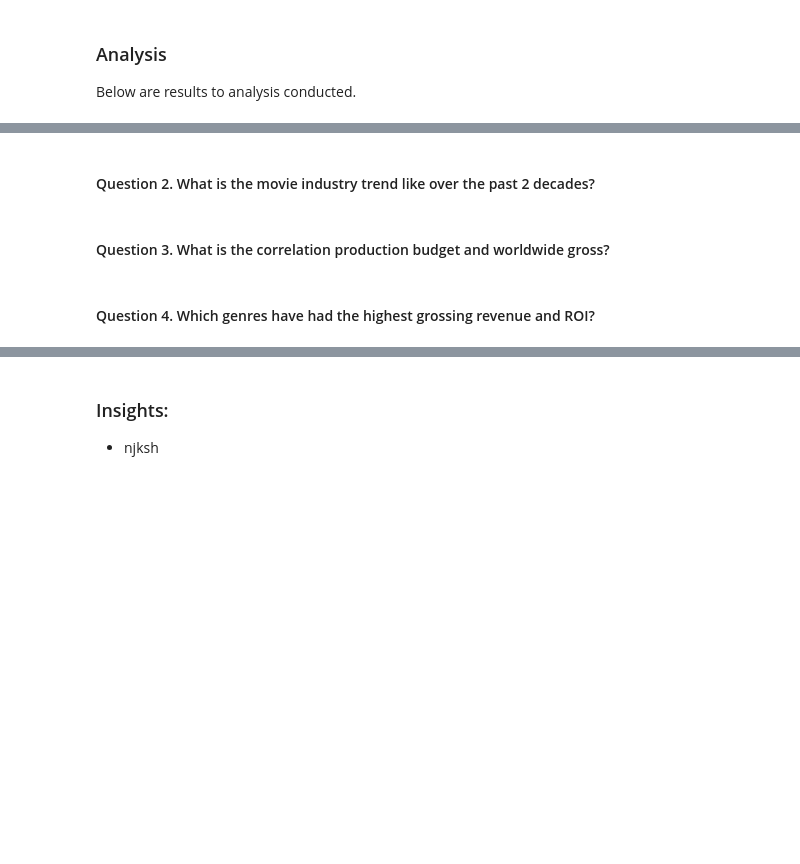
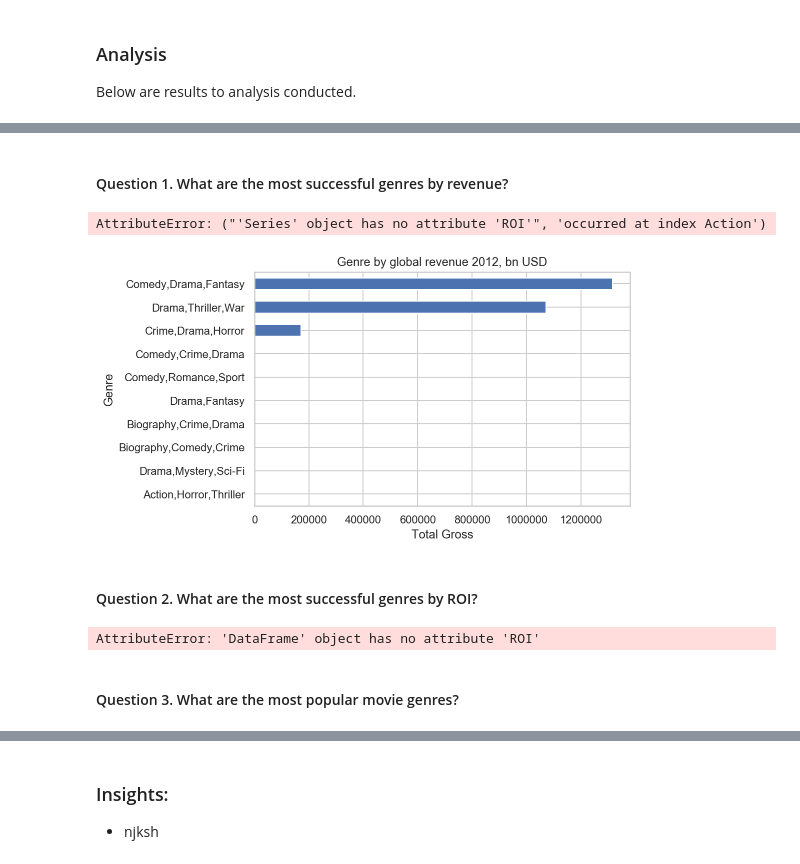
Before and after one commit to Reginald13/FirstProject, a Jupyter notebook: Presentation notebook.ipynb, the cells around one changed output, grey strips where cells are left out. Drawn from its saved outputs; the diff is of its cells as text; code cells hidden in the pictures; blank space fills up the shorter version.

```diff
--- a/Presentation notebook.ipynb
+++ b/Presentation notebook.ipynb
@@ -109,6 +112,57 @@ Below are results to analysis conducted.
-# %% [markdown]
-#### Question 2. What is the movie industry trend like over the past 2 decades?
+# %% [markdown]
+#### Question 1. What are the most successful genres by revenue?
+# %%
+# Import formatting packages
+import seaborn as sns
+import scipy.stats as st
+import math
+from statistics import mean, stdev
+from math import sqrt
+from scipy.stats import ttest_ind
+plt.style.use('fivethirtyeight')
+%config InlineBackend.figure_format = 'retina'
+sns.set(style="whitegrid")
+# %%
+# Data cleansing and formatting
+# Movies with bottom 25% of # votes will be excluded as these are less known and could skew the results
+highly_rated_movies = df[df.numvotes >1.298000e+04]
+highly_rated_movies = highly_rated_movies[highly_rated_movies.year == 2012]
+
+# Averages are being calculated for genres that contatin multiple movies
+highly_rated_movies["rating_helper_column"] = highly_rated_movies.apply(lambda row: row.year / 2012 ,axis=1)
+highly_rated_movies = highly_rated_movies.groupby('genres').sum()
+highly_rated_movies["year"] = highly_rated_movies.apply(lambda row: row.year / row.rating_helper_column ,axis=1)
+highly_rated_movies["averagerating"] = highly_rated_movies.apply(lambda row: row.averagerating / row.rating_helper_column ,axis=1)
+highly_rated_movies["runtime_minutes"] = highly_rated_movies.apply(lambda row: row.runtime_minutes / row.rating_helper_column ,axis=1)
+highly_rated_movies["ROI"] = highly_rated_movies.apply(lambda row: row.ROI / row.rating_helper_column ,axis=1)
+
+# Total_gross revenue is being converted to bn USD
+highly_rated_movies["total_gross"] = highly_rated_movies.apply(lambda row: row.total_gross / 1000000000 ,axis=1)
+# %% [output]
+AttributeError: ("'Series' object has no attribute 'ROI'", 'occurred at index Action')
+# %%
+# Plot top 10 genres by revenue
+popular_movies = highly_rated_movies.total_gross.sort_values(ascending=True)
+popular_movies = popular_movies.head(10)
+popular_movies.plot(x='genres', y = ['total_gross'], kind = 'barh', color='b')
+plt.title("Genre by global revenue 2012, bn USD")
+plt.ylabel("Genre")
+plt.xlabel("Total Gross")
+plt.show()
+# %% [output]
+[figure, added]
+# %% [markdown]
+#### Question 2. What are the most successful genres by ROI?
+# %%
+# Plot top 10 genres by ROI
+popular_movies = highly_rated_movies.ROI.sort_values(ascending=False)
+popular_movies = popular_movies.head(10)
+popular_movies.plot(x='genres', y = ['ROI'], kind = 'barh', color='b')
+plt.title("Genre by ROI in 2012")
+plt.ylabel("Genre")
+plt.xlabel("ROI")
+plt.show()
+# %% [output]
+AttributeError: 'DataFrame' object has no attribute 'ROI'
 # %% [markdown]
-#### Question 3. What is the correlation production budget and worldwide gross?
+#### Question 3. What are the most popular movie genres?
-# %% [markdown]
-#### Question 4. Which genres have had the highest grossing revenue and ROI?
```
Also changed, not shown: parts of 15 cells of this notebook, 1 other file.
